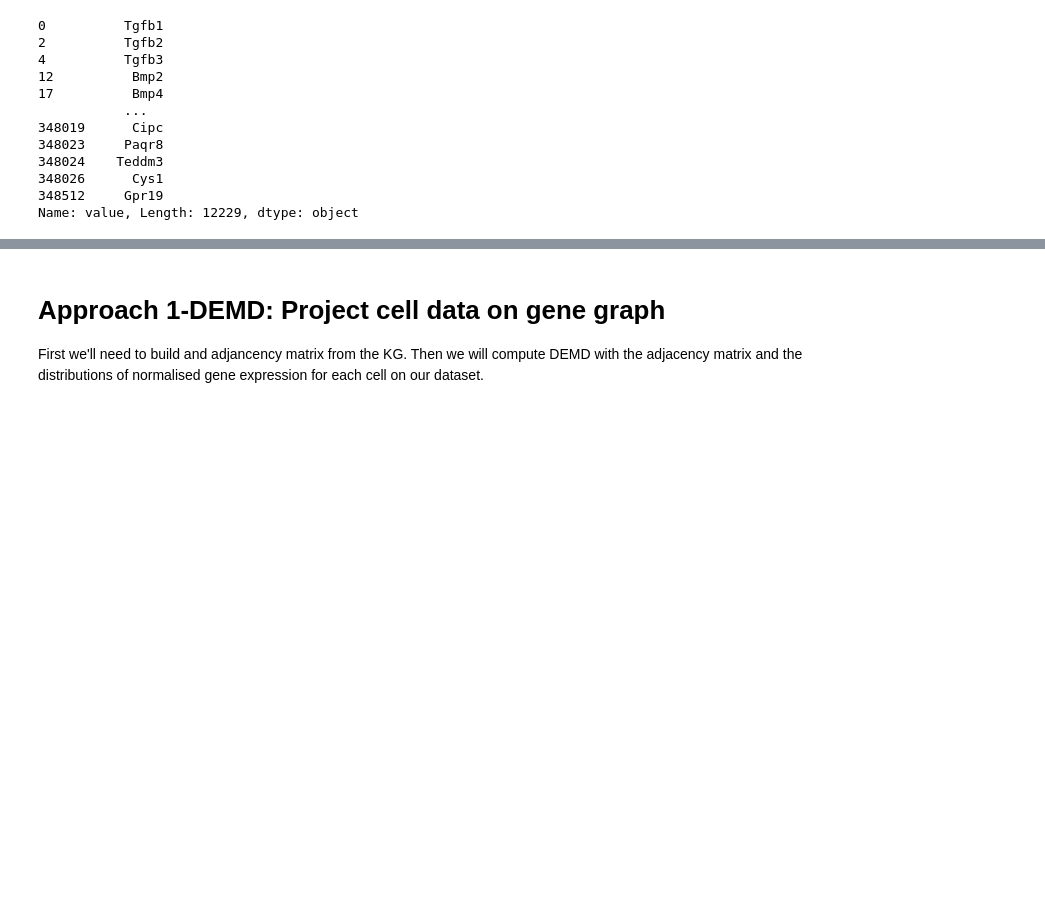
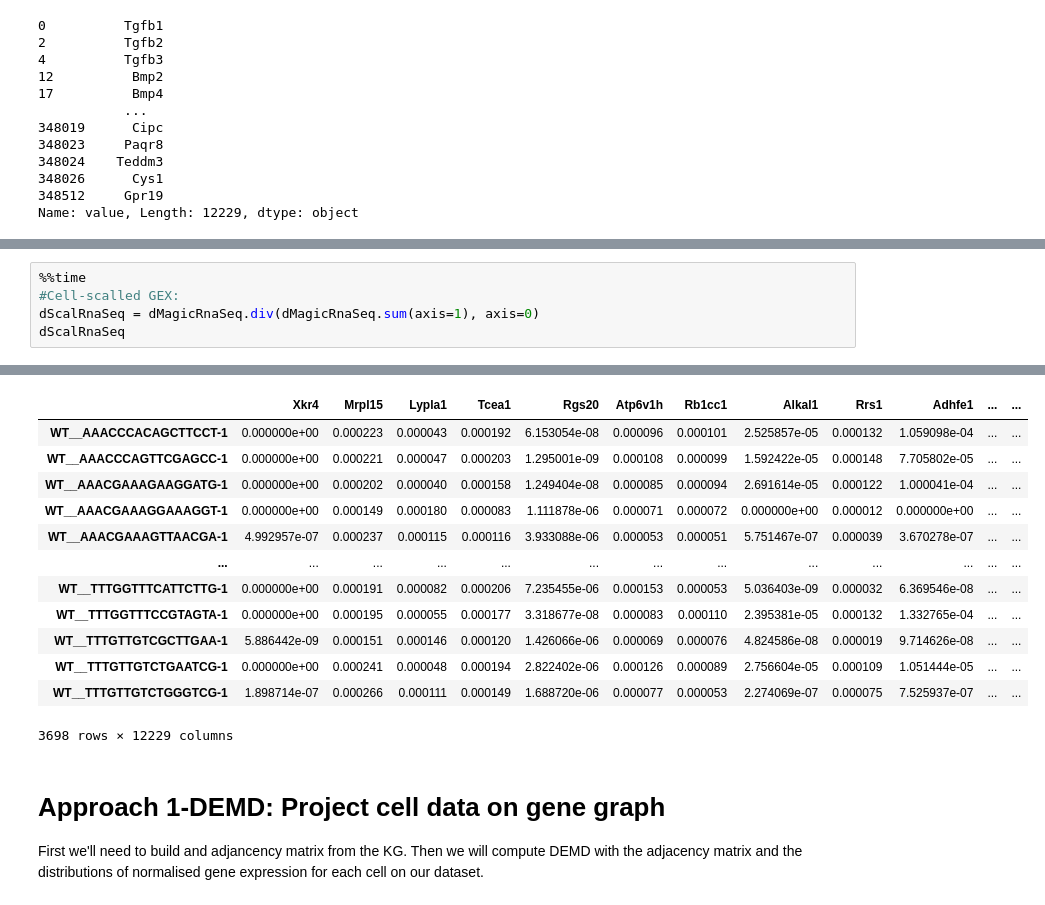
Before and after one commit to FerranC96/sKG4cellCommns, a Jupyter notebook: twoSEQ.ipynb, the cells around one changed output, grey strips where cells are left out. Saved outputs shown, nothing was run; the diff lists cells and outputs as text; blank space fills up the shorter version.

```diff
--- a/twoSEQ.ipynb
+++ b/twoSEQ.ipynb
@@ -196,0 +366,6 @@ Name: value, Length: 12229, dtype: object
+# %%
+%%time
+#Cell-scalled GEX:
+dScalRnaSeq = dMagicRnaSeq.div(dMagicRnaSeq.sum(axis=1), axis=0)
+dScalRnaSeq
+# %% [output]
@@ -197,3 +374,16 @@ Name: value, Length: 12229, dtype: object
+|  | Xkr4 | Mrpl15 | Lypla1 | Tcea1 | Rgs20 | Atp6v1h | Rb1cc1 | Alkal1 | Rrs1 | Adhfe1 | ... | ... |
+| WT__AAACCCACAGCTTCCT-1 | 0.000000e+00 | 0.000223 | 0.000043 | 0.000192 | 6.153054e-08 | 0.000096 | 0.000101 | 2.525857e-05 | 0.000132 | 1.059098e-04 | ... | ... |
+| WT__AAACCCAGTTCGAGCC-1 | 0.000000e+00 | 0.000221 | 0.000047 | 0.000203 | 1.295001e-09 | 0.000108 | 0.000099 | 1.592422e-05 | 0.000148 | 7.705802e-05 | ... | ... |
+| WT__AAACGAAAGAAGGATG-1 | 0.000000e+00 | 0.000202 | 0.000040 | 0.000158 | 1.249404e-08 | 0.000085 | 0.000094 | 2.691614e-05 | 0.000122 | 1.000041e-04 | ... | ... |
+| WT__AAACGAAAGGAAAGGT-1 | 0.000000e+00 | 0.000149 | 0.000180 | 0.000083 | 1.111878e-06 | 0.000071 | 0.000072 | 0.000000e+00 | 0.000012 | 0.000000e+00 | ... | ... |
+| WT__AAACGAAAGTTAACGA-1 | 4.992957e-07 | 0.000237 | 0.000115 | 0.000116 | 3.933088e-06 | 0.000053 | 0.000051 | 5.751467e-07 | 0.000039 | 3.670278e-07 | ... | ... |
+| ... | ... | ... | ... | ... | ... | ... | ... | ... | ... | ... | ... | ... |
+| WT__TTTGGTTTCATTCTTG-1 | 0.000000e+00 | 0.000191 | 0.000082 | 0.000206 | 7.235455e-06 | 0.000153 | 0.000053 | 5.036403e-09 | 0.000032 | 6.369546e-08 | ... | ... |
+| WT__TTTGGTTTCCGTAGTA-1 | 0.000000e+00 | 0.000195 | 0.000055 | 0.000177 | 3.318677e-08 | 0.000083 | 0.000110 | 2.395381e-05 | 0.000132 | 1.332765e-04 | ... | ... |
+| WT__TTTGTTGTCGCTTGAA-1 | 5.886442e-09 | 0.000151 | 0.000146 | 0.000120 | 1.426066e-06 | 0.000069 | 0.000076 | 4.824586e-08 | 0.000019 | 9.714626e-08 | ... | ... |
+| WT__TTTGTTGTCTGAATCG-1 | 0.000000e+00 | 0.000241 | 0.000048 | 0.000194 | 2.822402e-06 | 0.000126 | 0.000089 | 2.756604e-05 | 0.000109 | 1.051444e-05 | ... | ... |
+| WT__TTTGTTGTCTGGGTCG-1 | 1.898714e-07 | 0.000266 | 0.000111 | 0.000149 | 1.688720e-06 | 0.000077 | 0.000053 | 2.274069e-07 | 0.000075 | 7.525937e-07 | ... | ... |
+3698 rows × 12229 columns
 # %% [markdown]
 # Approach 1-DEMD: Project cell data on gene graph
 
```
Also changed, not shown: parts of 25 cells of this notebook.
